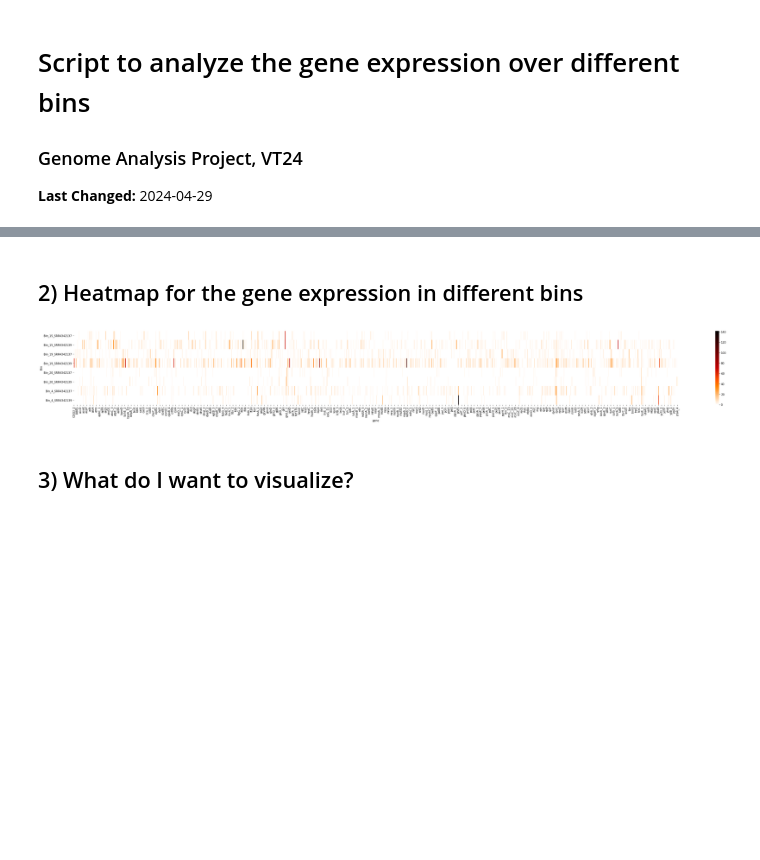
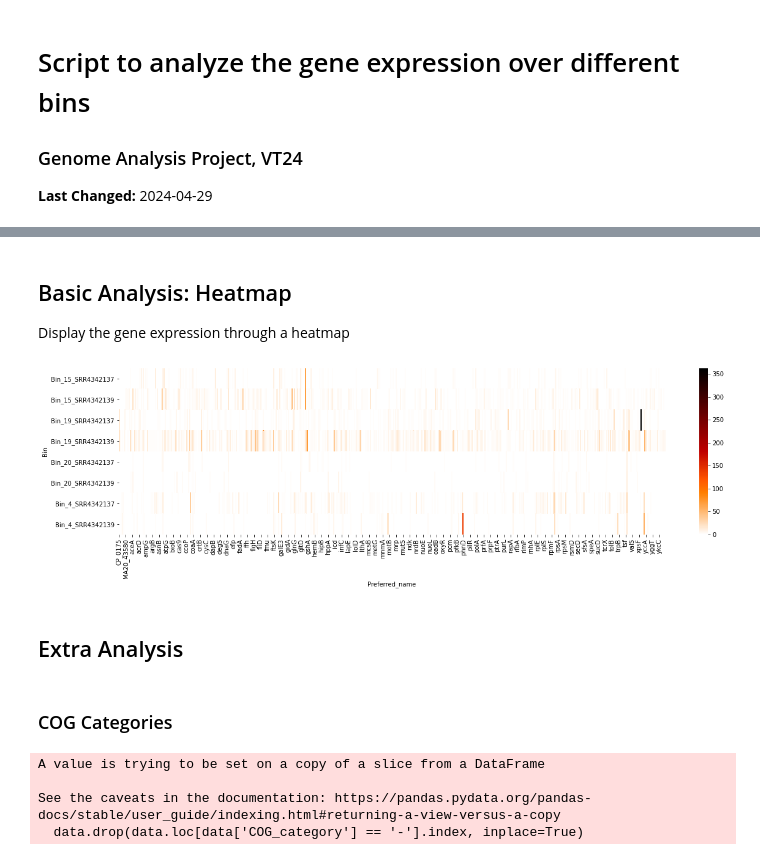
Before and after one commit to claranordquist/genome_analysis, a Jupyter notebook: Code/07_Python.ipynb, the cells around one changed output, grey strips where cells are left out. Cells and saved outputs as stored; diff of their text form; code cells hidden in the pictures; blank space fills up the shorter version.

```diff
--- a/Code/07_Python.ipynb
+++ b/Code/07_Python.ipynb
@@ -25,8 +25,8 @@ bin_dataframes = {}
 for file in os.listdir(directory):
     if file.endswith('.tsv'):
         basename = file[:-4]
-        bin_dataframes[basename] = pd.read_table(os.path.join(directory, file), sep='\t', skiprows=1, header=None)
-        bin_dataframes[basename].columns = ["Count", "Gene_ID", "ftype", "length_bp", "gene", "EC_number", "COG", "Product"]
+        bin_dataframes[basename] = pd.read_table(os.path.join(directory, file), sep='\t')
+        bin_dataframes[basename].insert(0, 'Count', bin_dataframes[basename].index)
         bin_dataframes[basename].insert(0, 'Bin', basename)
 
         # if basename.endswith('SRR4342137'):
@@ -43,5 +43,6 @@ for env, data in env_dataframes.items():
 # %% [markdown]
-## 2) Heatmap for the gene expression in different bins
+## Basic Analysis: Heatmap
+Display the gene expression through a heatmap
 # %%
 # Import the necessary libraries
 import matplotlib.pyplot as plt
@@ -50,23 +51,21 @@ import seaborn as sns
 # Pool the data into one dataframe with three columns
 # Drop the rows with NaN values (= genes without names)
 # Bin (4_low, 4_high, 15_low, 15_high, ...)
-# Gene (gene name)
+# Gene (Preferred_name)
 # Count (N° RNA counts)
-heatmap_dataframe = pd.concat([bin_dataframes[x][['Bin', 'Count', 'gene']] for x in bin_dataframes.keys()], axis=0, ignore_index=True)
-heatmap_dataframe = heatmap_dataframe.dropna()
+heatmap_dataframe = pd.concat([bin_dataframes[x][['Bin', 'Count', 'Preferred_name']] for x in bin_dataframes.keys()], axis=0)
+heatmap_dataframe.reset_index(drop=True, inplace=True)
+heatmap_dataframe.drop(heatmap_dataframe.loc[heatmap_dataframe['Preferred_name'] == '-'].index, inplace=True)
 
 # Convert it to a pivot table telling how I want the heatmap
 # Columns = Genes
 # Rows = Bins
 # Values = Count numbers
-pivot_table = pd.pivot(data=heatmap_dataframe, columns='gene', index='Bin', values='Count')
-pivot_table = pivot_table.fillna(0)
+pivot_table = pd.pivot_table(data=heatmap_dataframe, columns='Preferred_name', index='Bin', values='Count')
 # %%
 # Plot the heatmap
-plt.figure(figsize = (50,5))
+plt.figure(figsize = (20,5))
 sns.heatmap(pivot_table, cmap='gist_heat_r', vmin=0)
 plt.show()
 # %% [output]
-[figure, old version]
+[figure, new version]
-# %% [markdown]
-## 3) What do I want to visualize?
@@ -78,0 +72,4 @@ a.columns = ['query', 'seed_ortholog', 'evalue', 'score', 'eggNOG_OGs', 'max_ann
+# %% [markdown]
+## Extra Analysis
+# %% [markdown]
+### COG Categories
@@ -78,0 +80,21 @@ a.columns = ['query', 'seed_ortholog', 'evalue', 'score', 'eggNOG_OGs', 'max_ann
+# %%
+# First, create new datasets with only the bin name, count, and COG category
+# Reset the index
+bins_COG = {}
+for sample, data in bin_dataframes.items():
+    bins_COG[sample] = data[['Bin', 'Count', 'COG_category']]
+    bins_COG[sample].reset_index(drop=True, inplace=True)
+
+# Remove all genes that don't have a COG category
+for data in bins_COG.values():
+    data.drop(data.loc[data['COG_category'] == '-'].index, inplace=True)
+
+# Collect all values for the individual COG codes, so that they are in the same row (one row per category)
+aggregate_function = {"Bin":'first', "Count":'sum', "COG_category":'first'}
+for sample in bins_COG.keys():
+    bins_COG[sample] = bins_COG[sample].groupby(bins_COG[sample]['COG_category']).aggregate(aggregate_function)
+# %% [output]
+A value is trying to be set on a copy of a slice from a DataFrame
+
+See the caveats in the documentation: https://pandas.pydata.org/pandas-docs/stable/user_guide/indexing.html#returning-a-view-versus-a-copy
+  data.drop(data.loc[data['COG_category'] == '-'].index, inplace=True)
```
Also changed, not shown: parts of 8 cells of this notebook, 2 other files.
